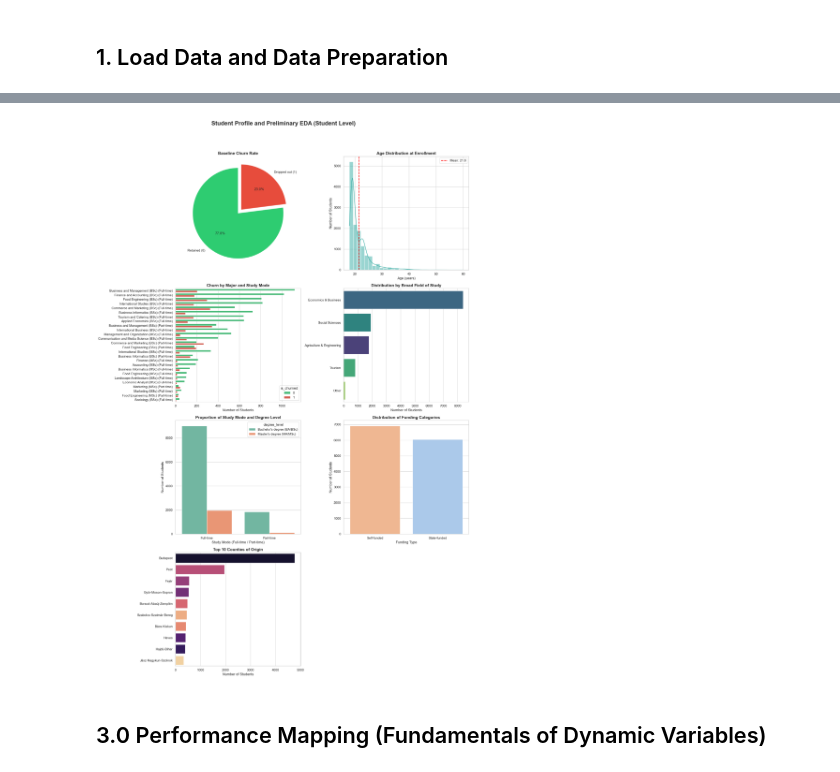
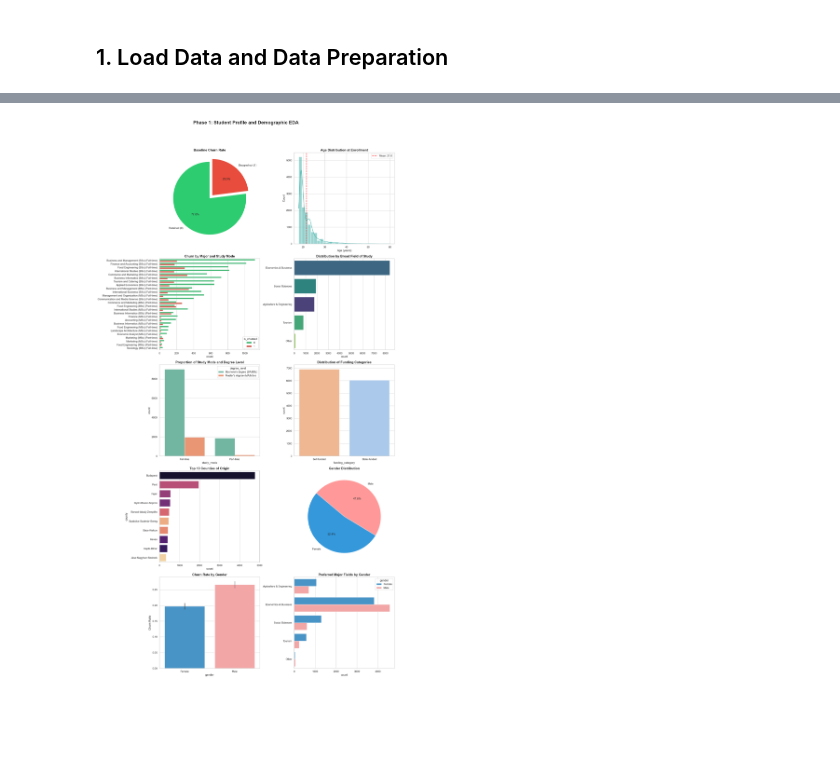
Before and after one commit to erikvidadev/winner-or-quitter, a Jupyter notebook: notebooks/eda.ipynb, the cells around one changed output, grey strips where cells are left out. Cells and saved outputs as stored; diff of their text form; code cells hidden in the pictures; blank space fills up the shorter version.

```diff
--- a/notebooks/eda.ipynb
+++ b/notebooks/eda.ipynb
@@ -102,65 +28,69 @@ plt.show()
 # %%
-fig, axes = plt.subplots(4, 2, figsize=(18, 28))
-fig.suptitle('Student Profile and Preliminary EDA (Student Level)', fontsize=20, fontweight='bold', y=0.98)
+fig, axes = plt.subplots(5, 2, figsize=(18, 35))
+fig.suptitle('Phase 1: Student Profile and Demographic EDA', fontsize=20, fontweight='bold', y=0.98)
 
 # --- 1. Figure: Baseline Churn Rate ---
 churn_counts = df_students['is_churned'].value_counts()
 axes[0, 0].pie(churn_counts, labels=['Retained (0)', 'Dropped out (1)'],
-                autopct='%1.1f%%', startangle=90, colors=['#2ecc71', '#e74c3c'], explode=(0, 0.1))
+                 autopct='%1.1f%%', startangle=90, colors=['#2ecc71', '#e74c3c'], explode=(0, 0.1))
 axes[0, 0].set_title('Baseline Churn Rate', fontsize=14, fontweight='bold')
 
 # --- 2. Figure: Age at Enrollment ---
 sns.histplot(data=df_students, x='age_at_enrollment', bins=30, kde=True, ax=axes[0, 1], color=palette[4])
 axes[0, 1].set_title('Age Distribution at Enrollment', fontsize=14, fontweight='bold')
 axes[0, 1].set_xlabel('Age (years)')
-axes[0, 1].set_ylabel('Number of Students')
 mean_age = df_students['age_at_enrollment'].mean()
 axes[0, 1].axvline(mean_age, color='red', linestyle='dashed', linewidth=2, label=f'Mean: {mean_age:.1f}')
 axes[0, 1].legend()
 
 # --- 3. Figure: Major with Study Mode and Churn ---
+df_students['major_with_mode'] = df_students['major_name_en'] + " (" + df_students['study_mode'] + ")"
 sns.countplot(data=df_students, y='major_with_mode', hue='is_churned',
               order=df_students['major_with_mode'].value_counts().index,
               palette=['#2ecc71', '#e74c3c'], ax=axes[1, 0])
 axes[1, 0].set_title('Churn by Major and Study Mode', fontsize=14, fontweight='bold')
-axes[1, 0].set_xlabel('Number of Students')
 axes[1, 0].set_ylabel('')
 
 # --- 4. Figure: Fields of Study (Broad) ---
 sns.countplot(data=df_students, y='major_field_broad', hue='major_field_broad',
               ax=axes[1, 1], order=df_students['major_field_broad'].value_counts().index,
               palette='viridis', legend=False)
 axes[1, 1].set_title('Distribution by Broad Field of Study', fontsize=14, fontweight='bold')
-axes[1, 1].set_xlabel('Number of Students')
 axes[1, 1].set_ylabel('')
 
 # --- 5. Figure: Study Mode and Degree Level ---
 sns.countplot(data=df_students, x='study_mode', hue='degree_level', ax=axes[2, 0], palette='Set2')
 axes[2, 0].set_title('Proportion of Study Mode and Degree Level', fontsize=14, fontweight='bold')
-axes[2, 0].set_xlabel('Study Mode (Full-time / Part-time)')
-axes[2, 0].set_ylabel('Number of Students')
 
 # --- 6. Figure: Funding Category ---
 sns.countplot(data=df_students, x='funding_category', hue='funding_category',
               ax=axes[2, 1], palette='pastel', legend=False,
               order=df_students['funding_category'].value_counts().index)
 axes[2, 1].set_title('Distribution of Funding Categories', fontsize=14, fontweight='bold')
-axes[2, 1].set_xlabel('Funding Type')
-axes[2, 1].set_ylabel('Number of Students')
 
-# --- 7. Figure: Top 10 Counties of Origin ---
-top_counties = df_students['county'].value_counts().nlargest(10).index
+# --- 7. Figure: Top Counties of Origin ---
+top_counties = df_students['county'].value_counts().index[:10]
 sns.countplot(data=df_students[df_students['county'].isin(top_counties)], y='county',
               hue='county', ax=axes[3, 0], order=top_counties, palette='magma', legend=False)
 axes[3, 0].set_title('Top 10 Counties of Origin', fontsize=14, fontweight='bold')
-axes[3, 0].set_xlabel('Number of Students')
-axes[3, 0].set_ylabel('')
 
-axes[3, 1].axis('off')
+# --- 8. Gender Distribution ---
+gender_counts = df_students['gender'].value_counts()
+axes[3, 1].pie(gender_counts, labels=gender_counts.index, autopct='%1.1f%%',
+                startangle=140, colors=['#3498db', '#ff9999'])
+axes[3, 1].set_title('Gender Distribution', fontsize=14, fontweight='bold')
+
+# --- 9. Churn Rate by Gender ---
+sns.barplot(data=df_students, x='gender', y='is_churned', hue='gender', ax=axes[4, 0], palette=['#3498db', '#ff9999'], legend=False)
+axes[4, 0].set_title('Churn Rate by Gender', fontsize=14, fontweight='bold')
+axes[4, 0].set_ylabel('Churn Ratio')
+
+# --- 10. Major Fields by Gender ---
+sns.countplot(data=df_students, y='major_field_broad', hue='gender', ax=axes[4, 1], palette=['#3498db', '#ff9999'])
+axes[4, 1].set_title('Preferred Major Fields by Gender', fontsize=14, fontweight='bold')
+axes[4, 1].set_ylabel('')
 
 plt.tight_layout(rect=[0, 0.03, 1, 0.95])
 plt.show()
 # %% [output]
-[figure, old version]
+[figure, new version]
-# %% [markdown]
-## 3.0 Performance Mapping (Fundamentals of Dynamic Variables)
```
Also changed, not shown: parts of 18 cells of this notebook.
